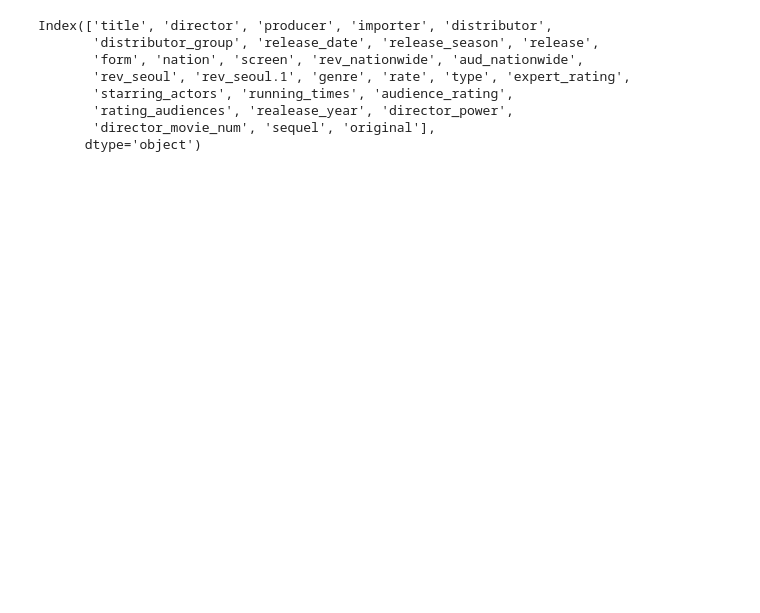
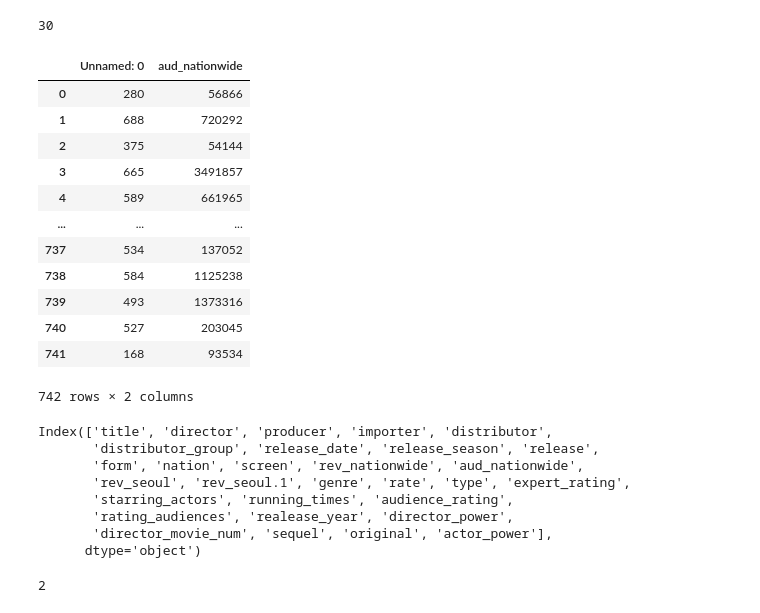
Before and after one commit to yeejun007/linear_regression_project, a Jupyter notebook: yeejun/OLS/OLS_test_03.ipynb, the cells around one changed output. Saved outputs shown, nothing was run; the diff lists cells and outputs as text; code cells hidden in the pictures; blank space fills up the shorter version.

Commit message:
make final_df_07.csv & train_test split data set .. train_07_1.csv, test_07_1.csv

```diff
--- a/yeejun/OLS/OLS_test_03.ipynb
+++ b/yeejun/OLS/OLS_test_03.ipynb
@@ -12,0 +44,4 @@ movie_df.head()
+# %%
+len(final_df.columns)
+# %% [output]
+30
@@ -13,5 +61,21 @@ movie_df.head()
+# %%
+pd.read_csv('y_train_07_1.csv')
+# %% [output]
+|  | Unnamed: 0 | aud_nationwide |
+| 0 | 280 | 56866 |
+| 1 | 688 | 720292 |
+| 2 | 375 | 54144 |
+| 3 | 665 | 3491857 |
+| 4 | 589 | 661965 |
+| ... | ... | ... |
+| 737 | 534 | 137052 |
+| 738 | 584 | 1125238 |
+| 739 | 493 | 1373316 |
+| 740 | 527 | 203045 |
+| 741 | 168 | 93534 |
+742 rows × 2 columns
 # %%
-movie_df.columns
+final_df.columns
 # %% [output]
 Index(['title', 'director', 'producer', 'importer', 'distributor',
        'distributor_group', 'release_date', 'release_season', 'release',
@@ -19,5 +83,9 @@ Index(['title', 'director', 'producer', 'importer', 'distributor',
        'rev_seoul', 'rev_seoul.1', 'genre', 'rate', 'type', 'expert_rating',
        'starring_actors', 'running_times', 'audience_rating',
        'rating_audiences', 'realease_year', 'director_power',
-       'director_movie_num', 'sequel', 'original'],
+       'director_movie_num', 'sequel', 'original', 'actor_power'],
       dtype='object')
+# %%
+len(final_df['type'].unique())
+# %% [output]
+2
```
Also changed, not shown: parts of 12 cells of this notebook, 15 other files.
